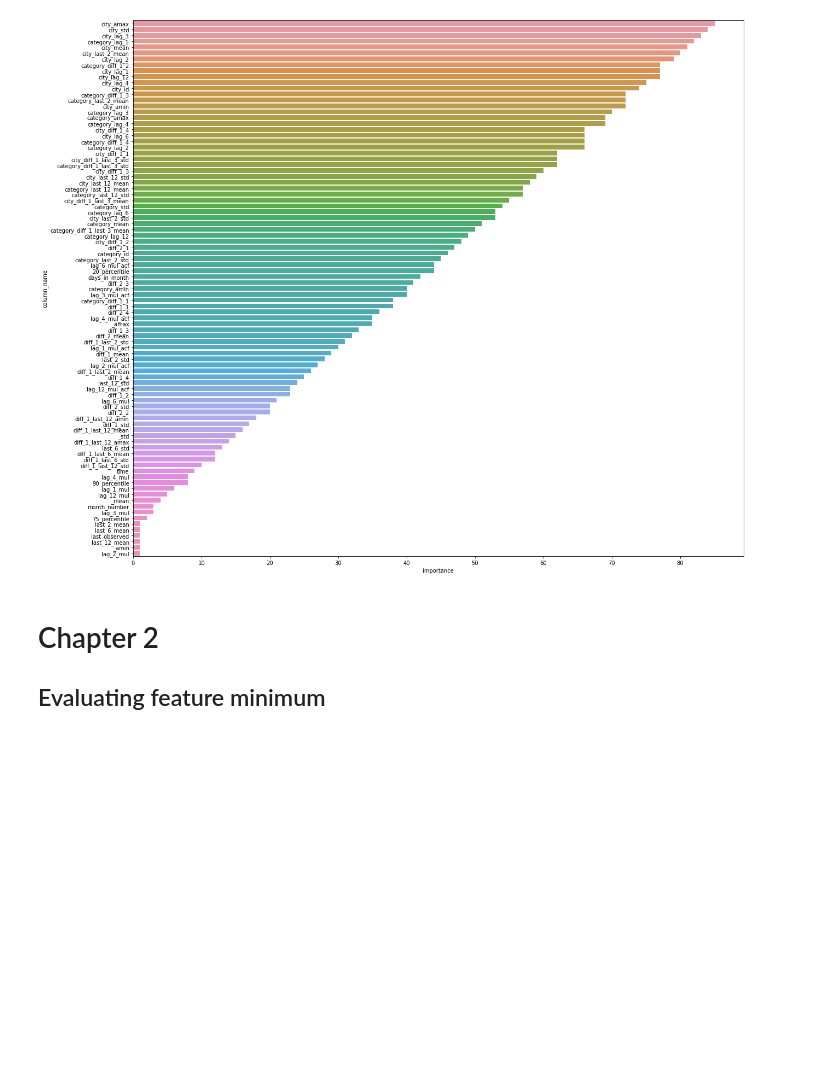
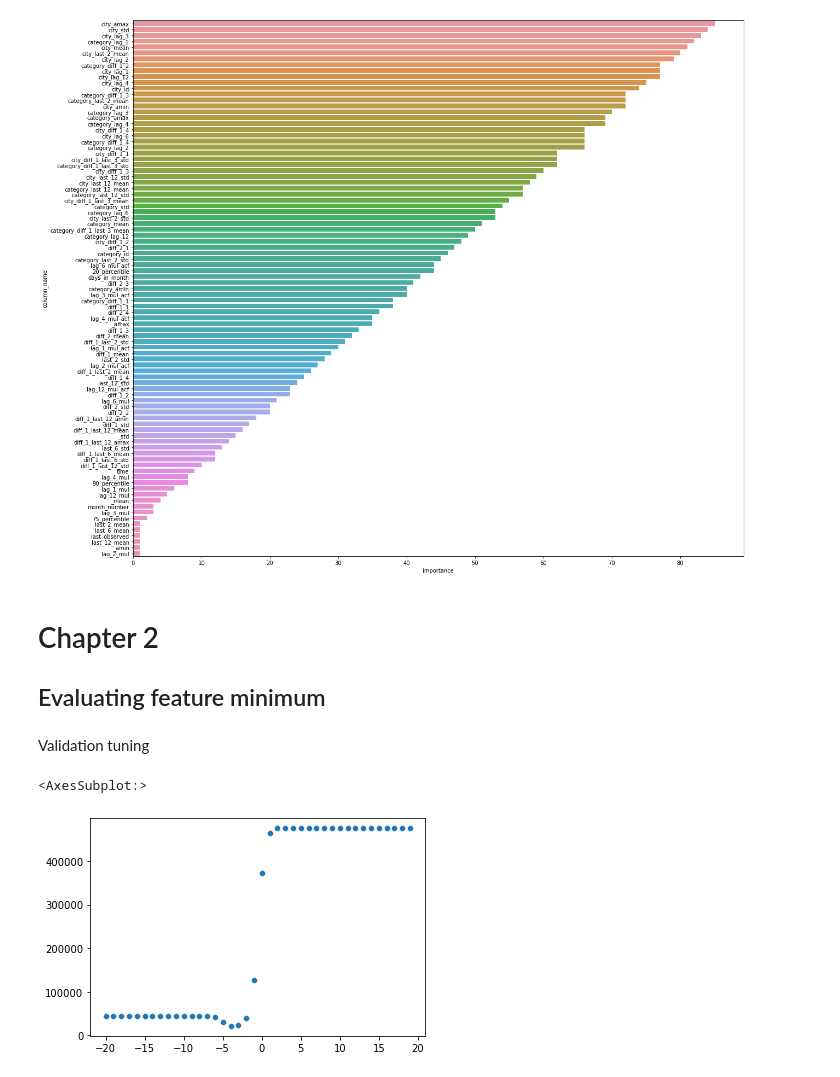
Before and after one commit to Denchidlo/FutureSales, a Jupyter notebook: notebooks/validation.ipynb, the cells around one changed output. Cells and saved outputs as stored; diff of their text form; code cells hidden in the pictures; blank space fills up the shorter version.

```diff
--- a/notebooks/validation.ipynb
+++ b/notebooks/validation.ipynb
@@ -19,6 +19,16 @@ import matplotlib.pyplot as plt
 
 import seaborn as sns
 from sklearn.preprocessing import LabelEncoder
+
+from lib import *
+
+Pipeline = pipeline.Pipeline
+RegressionValidator = pipeline.RegressionValidator
+
+DatasetProvider = provider.DatasetProvider
+DatasetUploader = provider.DatasetUploader
+ExpandedWindowIterator = subset_extraction.ExpandedWindowIterator
+EntityIterator = subset_extraction.EntityIterator
 # %%
 from sklearn.linear_model import LinearRegression, Ridge, Lasso, RidgeCV, LassoCV, ElasticNet
 
@@ -197,3 +207,26 @@ def gaussian_test(dataset):
             print('Probably Gaussian at the %.1f%% level' % (sl))
         else:
             print('Probably not Gaussian at the %.1f%% level' % (sl))
+# %% [markdown]
+Validation tuning
+# %%
+lis = [[], []]
+
+for alpha_ in range(-20, 20):
+    validator_lin = RegressionValidator(ElasticNet, l1_ratio=0.5, alpha=10**(alpha_), normalize=True)
+    # validator_lin = RegressionValidator__transform(ElasticNet, log_back_tr, l1_ratio=0.5 + alpha_/40, alpha=10**(-3.7))
+
+    err = validator_lin.validate(CONFIG['validation_window'], train, target_test)
+
+    # _, axs = plt.subplots(1, 2, figsize=(14, 4))
+
+    # sns.scatterplot(x=errors['exp_elastic'][0], y=errors['exp_elastic'][1], ax=axs[1])
+    # sns.histplot(errors['exp_elastic'][1], ax=axs[0])
+
+    lis[0].append(alpha_)
+    lis[1].append(np.mean(err[1]))
+
+sns.scatterplot(*lis)
+# %% [output]
+<AxesSubplot:>
+[figure, added]
```
Also changed, not shown: parts of 6 cells of this notebook.
